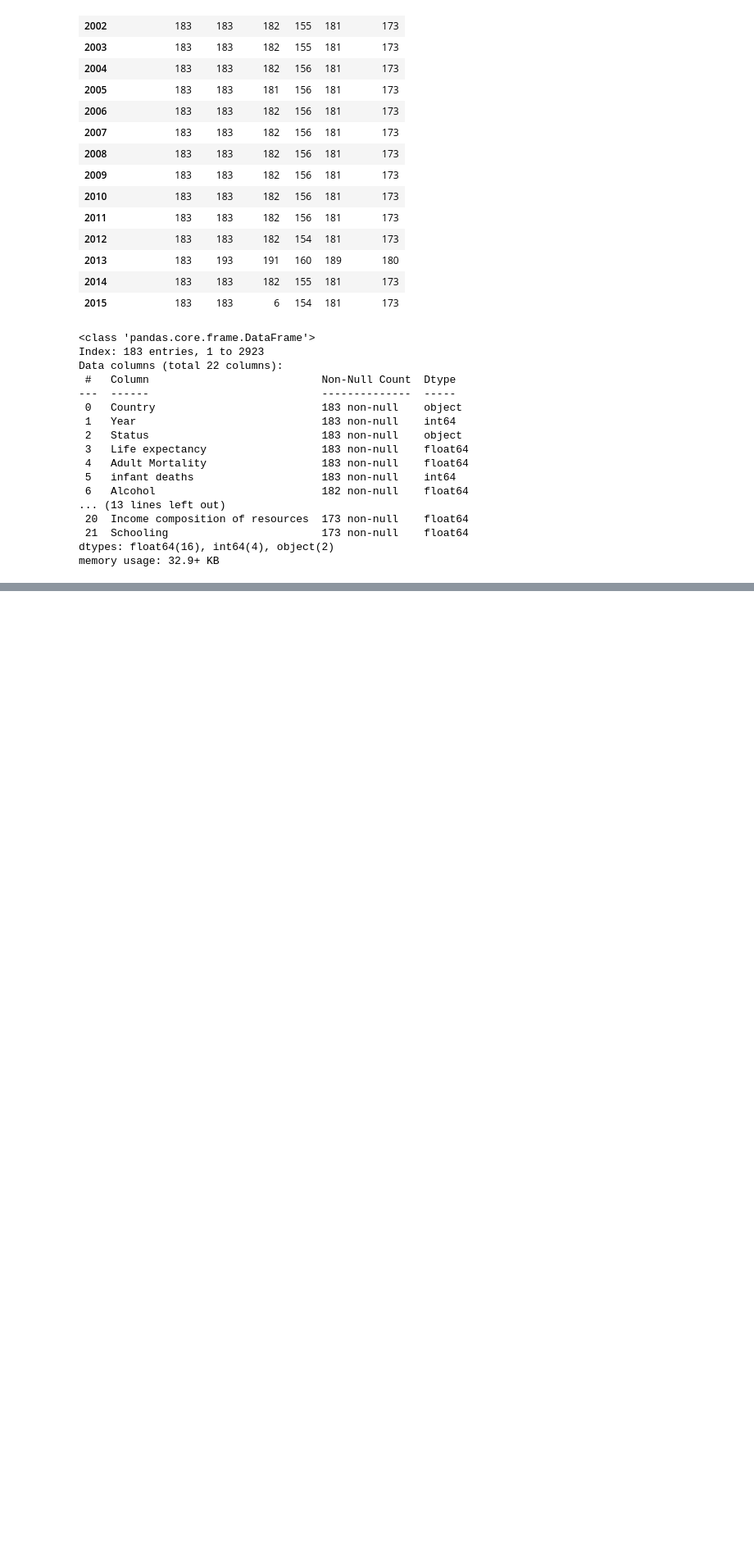
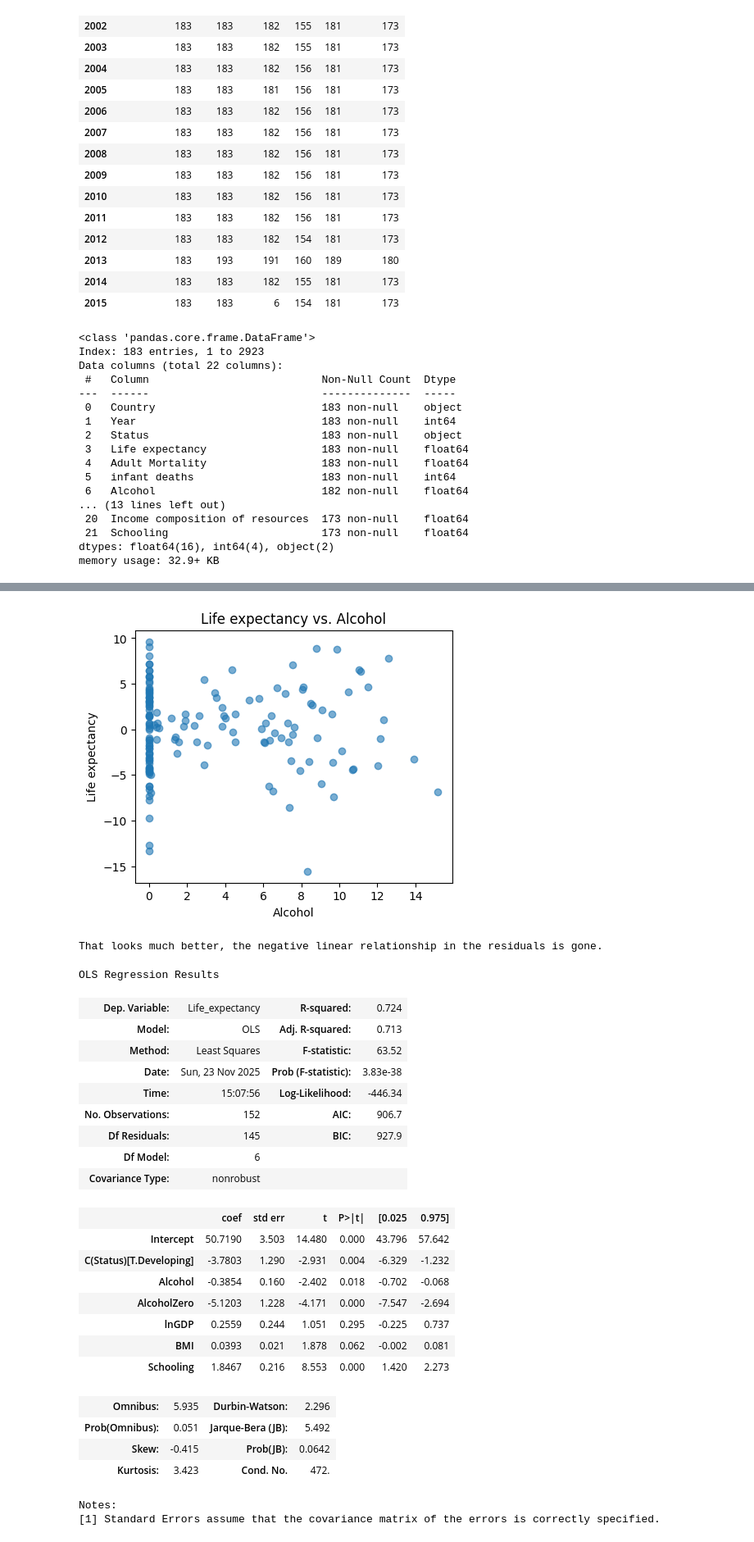
Before and after one commit to Nolan6Jensen/life-expectancy-modeling, a Jupyter notebook: analysis1.ipynb, the cells around one changed output, grey strips where cells are left out. Shown at 82% size. Saved outputs shown, nothing was run; the diff lists cells and outputs as text; code cells hidden in the pictures; blank space fills up the shorter version.

```diff
--- a/analysis1.ipynb
+++ b/analysis1.ipynb
@@ -186,0 +227,11 @@ model2 = smf.ols("Life_expectancy ~ Alcohol + lnGDP + BMI + Schooling + C(Status
+# %%
+#The residuals are not showing a random distribution with respect to alcohol consumption.
+#This could be because in the data collection process, countries that don't report alcohol consumption
+#Are defaulted to a value of zero, even when this might not really be the case. This would explain the
+#wide range of residuals for only the 0 alcohol value.
+#Lets fit a new model with a categorical variable for whether alcohol = 0 or not.
+print("It looks like the default value for Alcohol = 0 is actually 0.01:")
+print(data["Alcohol"].value_counts())
+
+#Load new categorical variable for Alcohol = 0.
+data["AlcoholZero"] = (data["Alcohol"] == 0.01).astype(int)
@@ -186,0 +253,39 @@ model2 = smf.ols("Life_expectancy ~ Alcohol + lnGDP + BMI + Schooling + C(Status
+# %%
+#Lets make the new model
+model = smf.ols("Life_expectancy ~ Alcohol + AlcoholZero + lnGDP + BMI + Schooling + C(Status)", data = data).fit()
+residuals = model.resid
+plt.figure(figsize=(5,4))
+plt.scatter(data["Alcohol"], residuals, alpha=0.6)
+plt.xlabel("Alcohol")
+plt.ylabel(response)
+plt.title(f"{response} vs. {"Alcohol"}")
+plt.show()
+print("That looks much better, the negative linear relationship in the residuals is gone.")
+model.summary()
+# %% [output]
+[figure, added]
+That looks much better, the negative linear relationship in the residuals is gone.
+OLS Regression Results
+| Dep. Variable: | Life_expectancy | R-squared: | 0.724 |
+| Model: | OLS | Adj. R-squared: | 0.713 |
+| Method: | Least Squares | F-statistic: | 63.52 |
+| Date: | Sun, 23 Nov 2025 | Prob (F-statistic): | 3.83e-38 |
+| Time: | 15:07:56 | Log-Likelihood: | -446.34 |
+| No. Observations: | 152 | AIC: | 906.7 |
+| Df Residuals: | 145 | BIC: | 927.9 |
+| Df Model: | 6 |  |  |
+| Covariance Type: | nonrobust |  |  |
+|  | coef | std err | t | P>|t| | [0.025 | 0.975] |
+| Intercept | 50.7190 | 3.503 | 14.480 | 0.000 | 43.796 | 57.642 |
+| C(Status)[T.Developing] | -3.7803 | 1.290 | -2.931 | 0.004 | -6.329 | -1.232 |
+| Alcohol | -0.3854 | 0.160 | -2.402 | 0.018 | -0.702 | -0.068 |
+| AlcoholZero | -5.1203 | 1.228 | -4.171 | 0.000 | -7.547 | -2.694 |
+| lnGDP | 0.2559 | 0.244 | 1.051 | 0.295 | -0.225 | 0.737 |
+| BMI | 0.0393 | 0.021 | 1.878 | 0.062 | -0.002 | 0.081 |
+| Schooling | 1.8467 | 0.216 | 8.553 | 0.000 | 1.420 | 2.273 |
+| Omnibus: | 5.935 | Durbin-Watson: | 2.296 |
+| Prob(Omnibus): | 0.051 | Jarque-Bera (JB): | 5.492 |
+| Skew: | -0.415 | Prob(JB): | 0.0642 |
+| Kurtosis: | 3.423 | Cond. No. | 472. |
+Notes:
+[1] Standard Errors assume that the covariance matrix of the errors is correctly specified.
```
Also changed, not shown: parts of 9 cells of this notebook.
